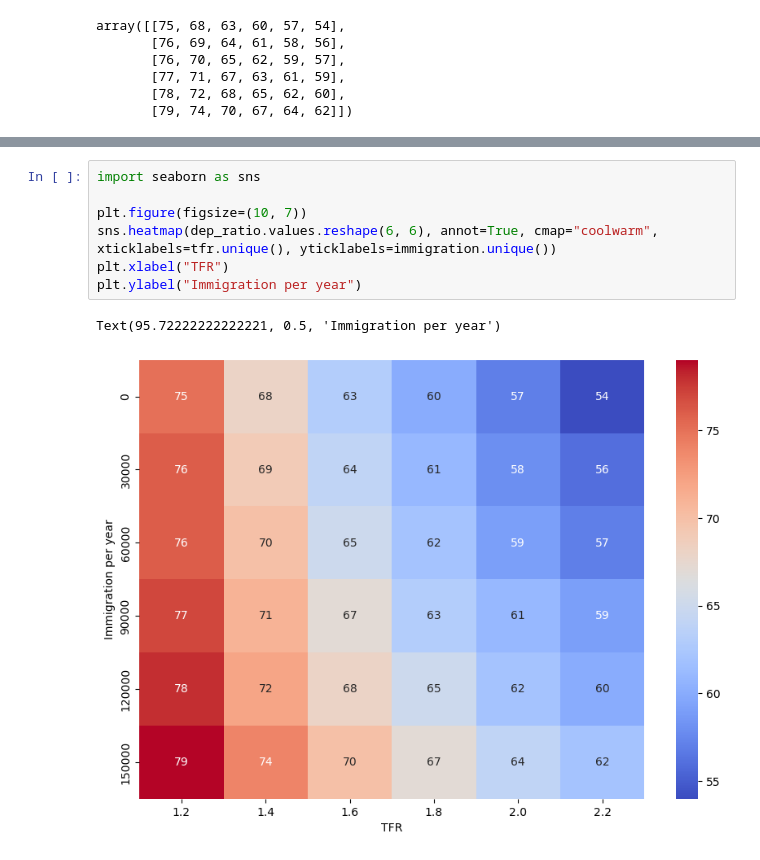
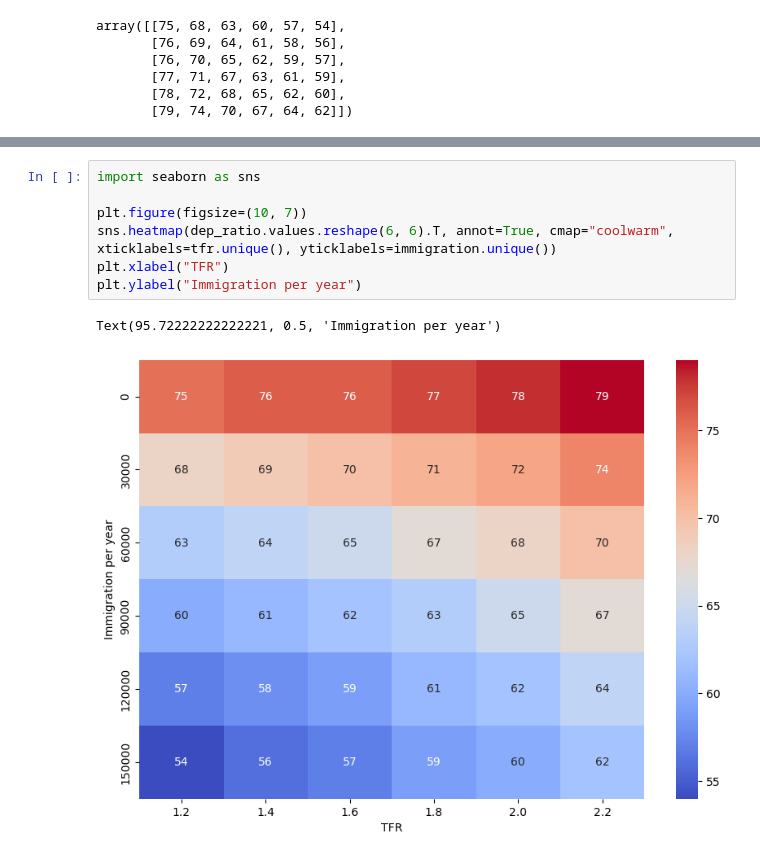
Before and after one commit to borisim/IV109, a Jupyter notebook: plot_data.ipynb, the cells around one changed output, grey strips where cells are left out. Cells and saved outputs as stored; diff of their text form.

```diff
--- a/plot_data.ipynb
+++ b/plot_data.ipynb
@@ -35,12 +55,12 @@ array([[75, 68, 63, 60, 57, 54],
 # %%
 import seaborn as sns
 
 plt.figure(figsize=(10, 7))
-sns.heatmap(dep_ratio.values.reshape(6, 6), annot=True, cmap="coolwarm", xticklabels=tfr.unique(), yticklabels=immigration.unique())
+sns.heatmap(dep_ratio.values.reshape(6, 6).T, annot=True, cmap="coolwarm", xticklabels=tfr.unique(), yticklabels=immigration.unique())
 plt.xlabel("TFR")
 plt.ylabel("Immigration per year")
 # %% [output]
 Text(95.72222222222221, 0.5, 'Immigration per year')
-[figure, old version]
+[figure, new version]
 # %%
 plt.figure(figsize=(10, 7))
```
Also changed, not shown: parts of 7 cells of this notebook, 1 other file.
